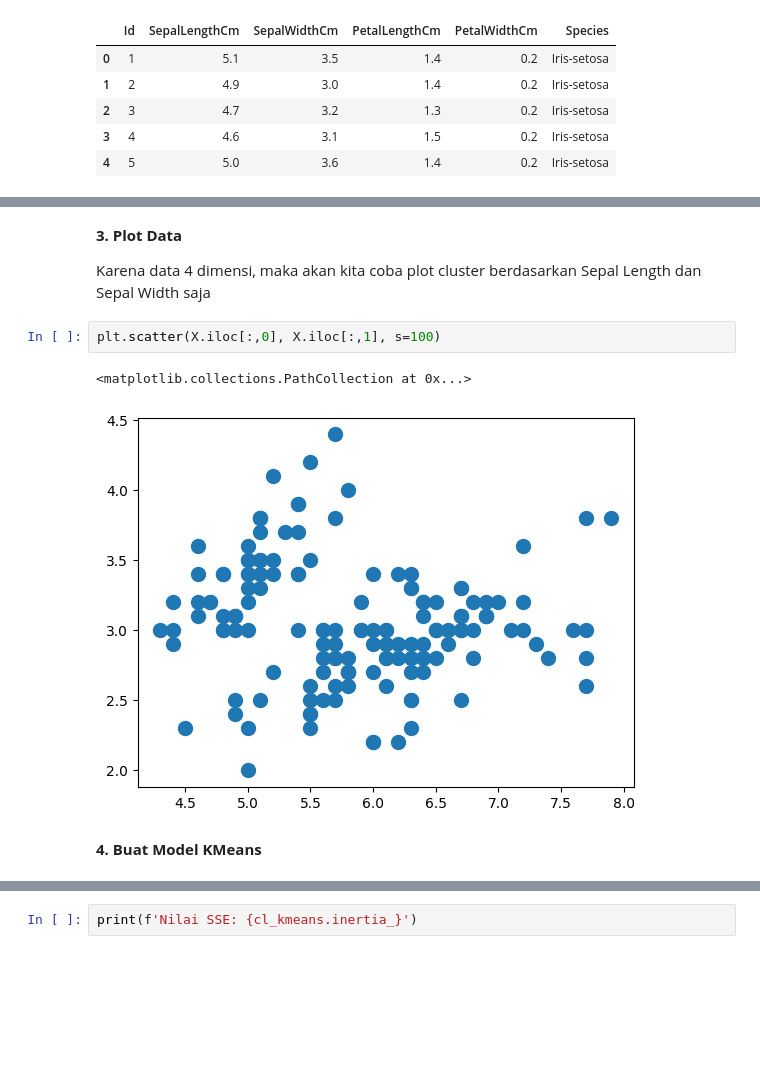
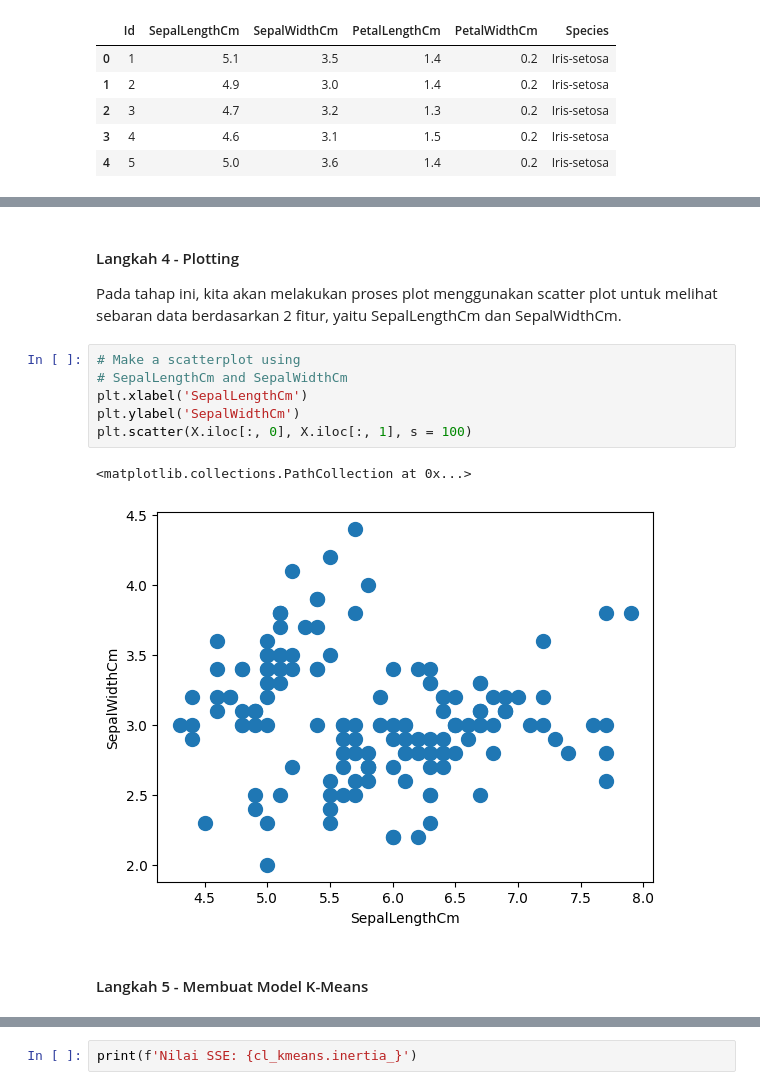
Before and after one commit to HanifFaishalH/MachineLearning, a Jupyter notebook: JS04_2341720016_Hanif Faishal Hilmi.ipynb, the cells around one changed output, grey strips where cells are left out. Drawn from its saved outputs; the diff is of its cells as text; blank space fills up the shorter version.

```diff
--- a/JS04_2341720016_Hanif Faishal Hilmi.ipynb
+++ b/JS04_2341720016_Hanif Faishal Hilmi.ipynb
@@ -42,14 +75,18 @@ df.head()
 # %% [markdown]
-**3. Plot Data**
+#### Langkah 4 - Plotting
 
-Karena data 4 dimensi, maka akan kita coba plot cluster berdasarkan Sepal Length dan Sepal Width saja
+Pada tahap ini, kita akan melakukan proses plot menggunakan scatter plot untuk melihat sebaran data berdasarkan 2 fitur, yaitu SepalLengthCm dan SepalWidthCm.
 # %%
-plt.scatter(X.iloc[:,0], X.iloc[:,1], s=100)
+# Make a scatterplot using
+# SepalLengthCm and SepalWidthCm
+plt.xlabel('SepalLengthCm')
+plt.ylabel('SepalWidthCm')
+plt.scatter(X.iloc[:, 0], X.iloc[:, 1], s = 100)
 # %% [output]
 <matplotlib.collections.PathCollection at 0x...>
-[figure, old version]
+[figure, new version]
 # %% [markdown]
-**4. Buat Model KMeans**
+#### Langkah 5 - Membuat Model K-Means
 # %%
 from sklearn.cluster import KMeans
 
```
Also changed, not shown: parts of 38 cells of this notebook.
